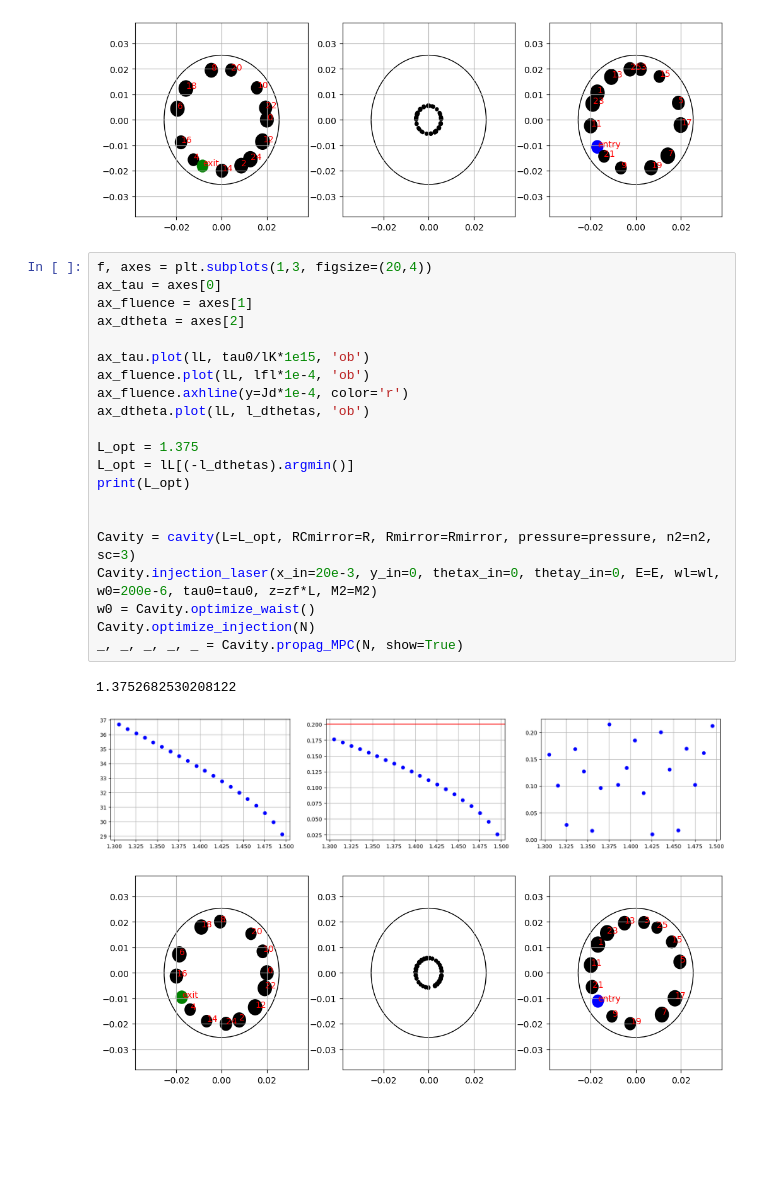
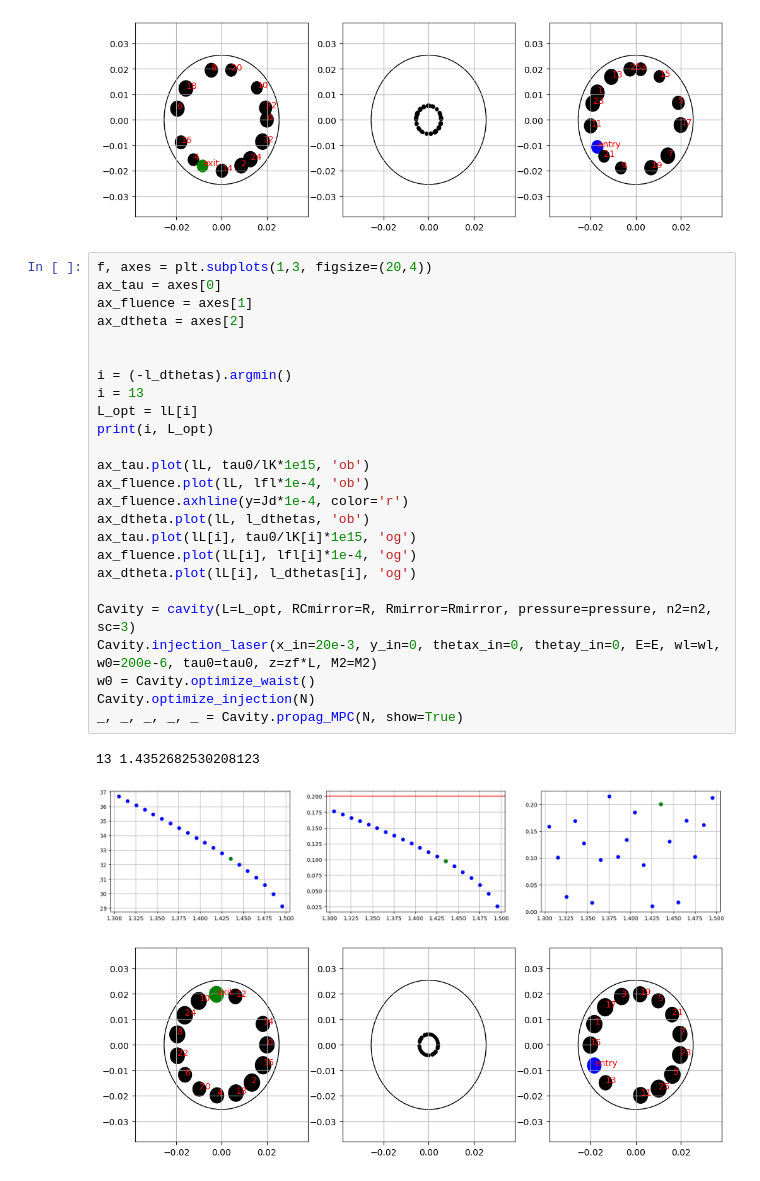
Before and after one commit to MatthieuGuer/MPC, a Jupyter notebook: MPC.ipynb, the cells around one changed output. Saved outputs shown, nothing was run; the diff lists cells and outputs as text; blank space fills up the shorter version.

Commit message:
Improved visualisation

```diff
--- a/MPC.ipynb
+++ b/MPC.ipynb
@@ -442,25 +442,29 @@ print((-l_dthetas).argmin())
 # %%
 f, axes = plt.subplots(1,3, figsize=(20,4))
 ax_tau = axes[0]
 ax_fluence = axes[1]
 ax_dtheta = axes[2]
 
+
+i = (-l_dthetas).argmin()
+i = 13
+L_opt = lL[i]
+print(i, L_opt)
+
 ax_tau.plot(lL, tau0/lK*1e15, 'ob')
 ax_fluence.plot(lL, lfl*1e-4, 'ob')
 ax_fluence.axhline(y=Jd*1e-4, color='r')
 ax_dtheta.plot(lL, l_dthetas, 'ob')
-
-L_opt = 1.375
-L_opt = lL[(-l_dthetas).argmin()]
-print(L_opt)
-
+ax_tau.plot(lL[i], tau0/lK[i]*1e15, 'og')
+ax_fluence.plot(lL[i], lfl[i]*1e-4, 'og')
+ax_dtheta.plot(lL[i], l_dthetas[i], 'og')
 
 Cavity = cavity(L=L_opt, RCmirror=R, Rmirror=Rmirror, pressure=pressure, n2=n2, sc=3)
 Cavity.injection_laser(x_in=20e-3, y_in=0, thetax_in=0, thetay_in=0, E=E, wl=wl, w0=200e-6, tau0=tau0, z=zf*L, M2=M2)
 w0 = Cavity.optimize_waist()
 Cavity.optimize_injection(N)
 _, _, _, _, _ = Cavity.propag_MPC(N, show=True)
 # %% [output]
-1.3752682530208122
+13 1.4352682530208123
-[figure, old version]
+[figure, new version]
-[figure, old version]
+[figure, new version]
```
